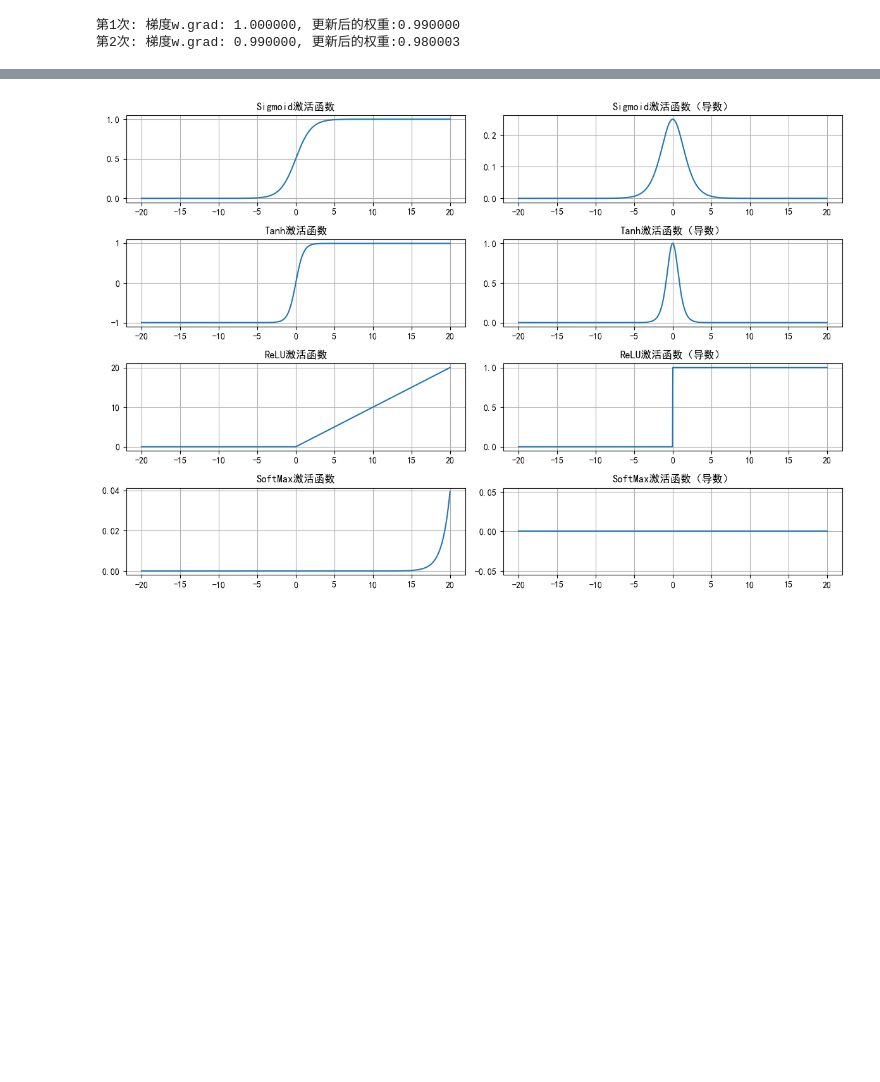
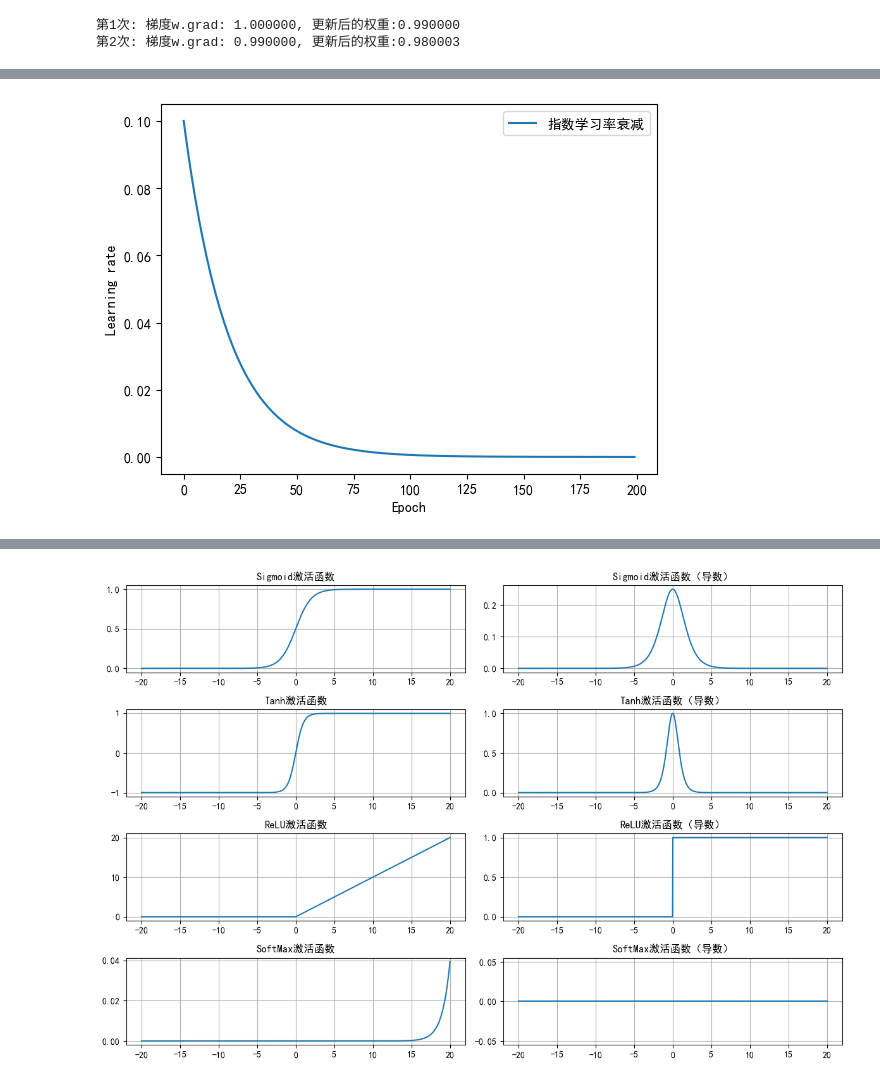
Before and after one commit to BrownSuagr/ai-lesson, a Jupyter notebook: STAGE-6 深度学习/3-神经网络基础.ipynb, the cells around one changed output, grey strips where cells are left out. Saved outputs shown, nothing was run; the diff lists cells and outputs as text; code cells hidden in the pictures; blank space fills up the shorter version.

```diff
--- a/STAGE-6 深度学习/3-神经网络基础.ipynb
+++ b/STAGE-6 深度学习/3-神经网络基础.ipynb
@@ -821,0 +938,80 @@ get_last_lr: [0.1]
+# %%
+# 导入torch模块
+import torch
+import torch.nn as nn
+
+# 指定字体路径
+plt.rcParams["font.sans-serif"] = ["SimHei"]
+plt.rcParams["axes.unicode_minus"] = False
+
+def learning_rate_decay():
+
+    # 设置学习率、迭代次数、最大训练批次、学习率下降策略
+    LR, iteration, max_epoch = 0.1, 10, 200
+    # 设置目标值、输入值、权重参数
+    y_true, x, w = torch.tensor([0]), torch.tensor([1.0]), torch.tensor([1.0], requires_grad=True)
+    # 设置优化器
+    optimizer = optim.SGD([w], lr=LR, momentum=0.9)
+    # 设置学习率下降策略
+
+    type = '指数学习率衰减'
+    global scheduler_lr, label
+    if '等间隔学习率衰减' == type:
+        step_size, gamma, label = 50, 0.5, '等间隔学习率衰减'
+        '''
+        设置学习下降策略（等间隔学习率衰减方式）
+        参数说明：
+        step_size:调整间隔数
+        gama：调整系数
+        调整方式： lr = lr * gama
+        '''
+        scheduler_lr = optim.lr_scheduler.StepLR(optimizer, step_size=step_size, gamma=gamma)
+    elif '指定间隔学习率衰减' == type:
+        # 设置调整时刻数
+        gamma, milestones = 0.5, [50, 125, 160]
+        label = '指定间隔学习率 \n 里程碑:{}'.format(milestones)
+        '''
+        参数说明：
+        milestones：设置调整轮次
+        gamma：设置调整系数
+        调整方式：lr = lr * gamma
+        '''
+        scheduler_lr = optim.lr_scheduler.MultiStepLR(optimizer, milestones=milestones, gamma=gamma)
+    elif '指数学习率衰减' == type:
+        gamma, label = 0.95, '指数学习率衰减'
+        '''
+        参数说明：
+        gamma：指数底数
+        lr = lr * gamma^epoch
+        '''
+        scheduler_lr = optim.lr_scheduler.ExponentialLR(optimizer, gamma=gamma)
+
+    # 设置学习率和当前批次集合
+    lr_arr, epoch_arr = [], []
+    for epoch in range(max_epoch):
+        lr_arr.append(scheduler_lr.get_last_lr())
+        epoch_arr.append(epoch)
+        for i in range(iteration):
+            # 获取损失值
+            loss = (w*x -y_true) ** 2
+            # 梯度清零
+            optimizer.zero_grad()
+            # 反向传播
+            loss.backward()
+            # 更新权重参数
+            optimizer.step()
+
+        # 更新下一个epoch学习率
+        scheduler_lr.step()
+
+    # 绘制学习率变化曲线
+    plt.plot(epoch_arr, lr_arr, label='指数学习率衰减')
+    plt.xlabel('Epoch')
+    plt.ylabel('Learning rate')
+    plt.legend()
+    plt.show()
+
+
+learning_rate_decay()
+# %% [output]
+[figure, added]
```
Also changed, not shown: parts of 13 cells of this notebook, 4 other files.
